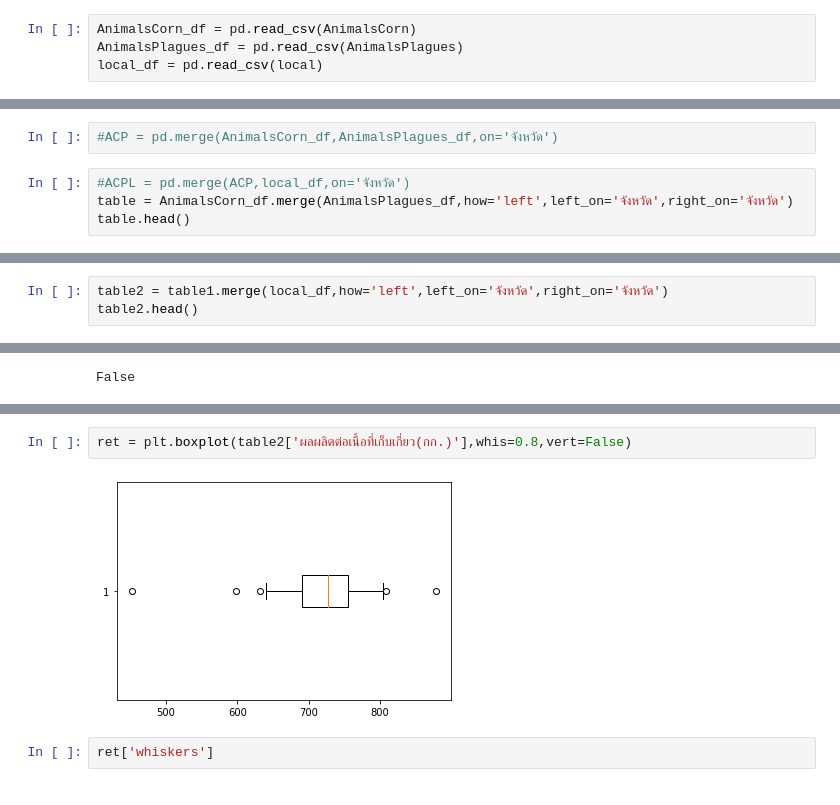
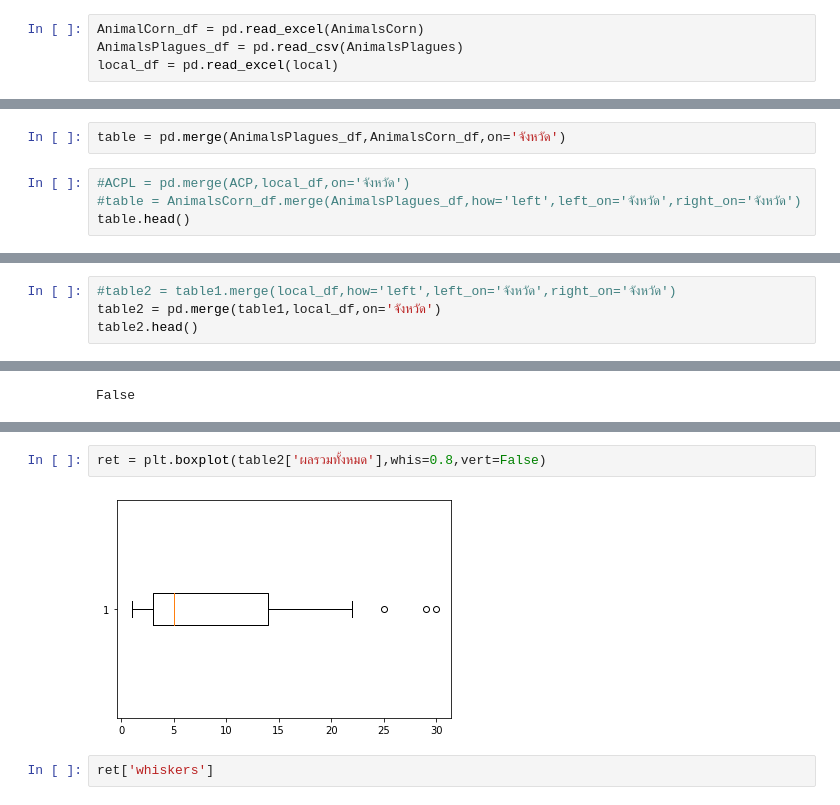
Before and after one commit to ChakritKammason/DPDM, a Jupyter notebook: DWDM_Project_By_CH.ipynb, the cells around one changed output, grey strips where cells are left out. Drawn from its saved outputs; the diff is of its cells as text.

```diff
--- a/DWDM_Project_By_CH.ipynb
+++ b/DWDM_Project_By_CH.ipynb
@@ -38,5 +40,5 @@ local = os.path.join(base_path,'Local.csv')
 # %%
-AnimalsCorn_df = pd.read_csv(AnimalsCorn)
+AnimalCorn_df = pd.read_excel(AnimalsCorn)
 AnimalsPlagues_df = pd.read_csv(AnimalsPlagues)
-local_df = pd.read_csv(local)
+local_df = pd.read_excel(local)
 # %%
@@ -69,9 +71,9 @@ local_df.head()
 # %% [markdown]
 รวมตาราง โดยใช้จังหวัดเป็นตัวเชื่อม
 # %%
-#ACP = pd.merge(AnimalsCorn_df,AnimalsPlagues_df,on='จังหวัด')
+table = pd.merge(AnimalsPlagues_df,AnimalsCorn_df,on='จังหวัด')
 # %%
 #ACPL = pd.merge(ACP,local_df,on='จังหวัด')
-table = AnimalsCorn_df.merge(AnimalsPlagues_df,how='left',left_on='จังหวัด',right_on='จังหวัด')
+#table = AnimalsCorn_df.merge(AnimalsPlagues_df,how='left',left_on='จังหวัด',right_on='จังหวัด')
 table.head()
 # %% [output]
@@ -167,6 +169,7 @@ table1.isnull().any().any()
 # %% [output]
 False
 # %%
-table2 = table1.merge(local_df,how='left',left_on='จังหวัด',right_on='จังหวัด')
+#table2 = table1.merge(local_df,how='left',left_on='จังหวัด',right_on='จังหวัด')
+table2 = pd.merge(table1,local_df,on='จังหวัด')
 table2.head()
 # %% [output]
@@ -258,7 +263,7 @@ plt.boxplot(table2['ผลผลิตต่อเนื้อที่เก็
 # %%
-ret = plt.boxplot(table2['ผลผลิตต่อเนื้อที่เก็บเกี่ยว(กก.)'],whis=0.8,vert=False)
+ret = plt.boxplot(table2['ผลรวมทั้งหมด'],whis=0.8,vert=False)
 # %% [output]
-[figure, old version]
+[figure, new version]
 # %%
 ret['whiskers']
 # %% [output]
```
Also changed, not shown: parts of 49 cells of this notebook.
